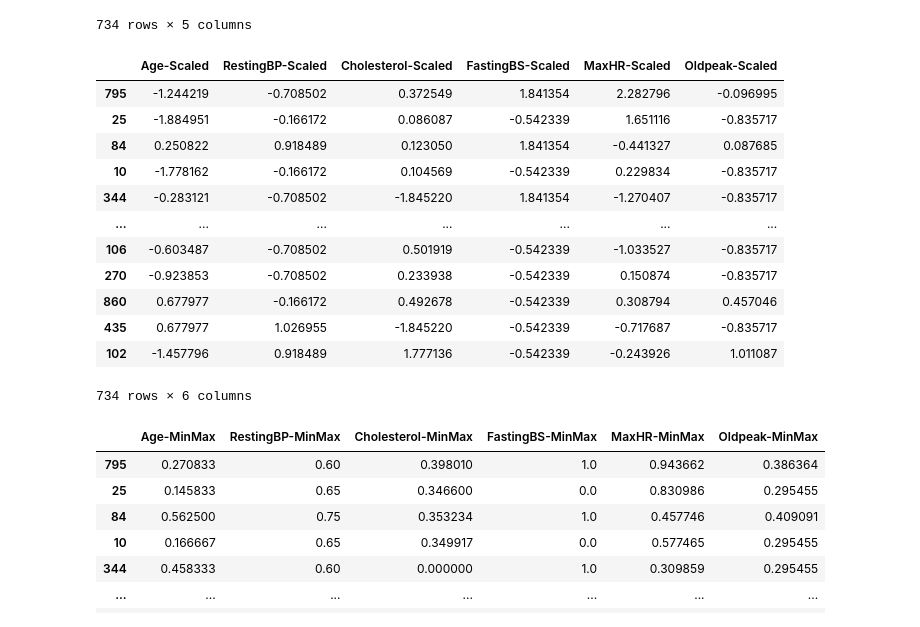
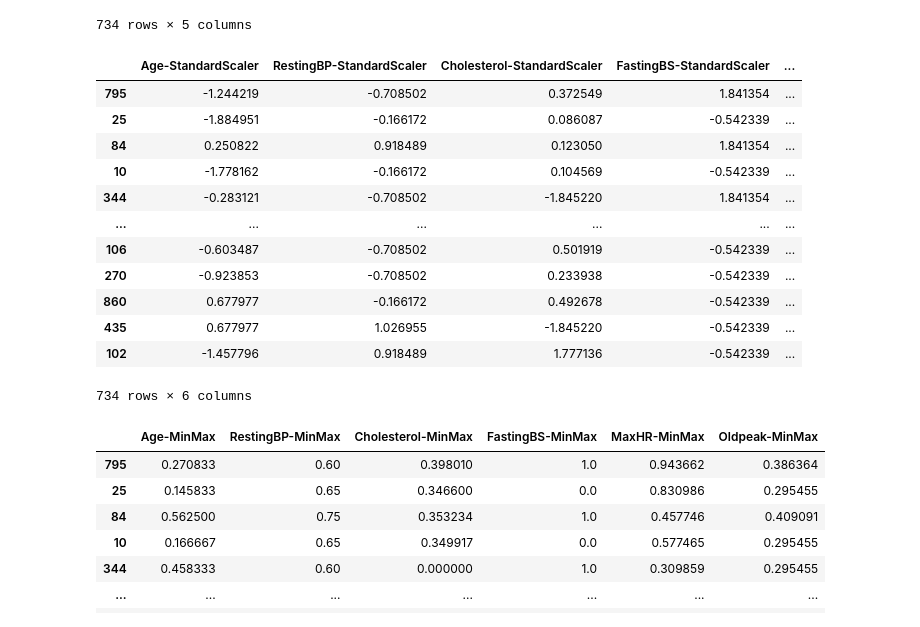
Before and after one commit to Azwadd/CS_59866, a Jupyter notebook: Homeworks/Homework 3/HW03.ipynb, the cells around one changed output. Cells and saved outputs as stored; diff of their text form; code cells hidden in the pictures.

```diff
--- a/Homeworks/Homework 3/HW03.ipynb
+++ b/Homeworks/Homework 3/HW03.ipynb
@@ -208,29 +209,29 @@ X_train[targetEncoded_feature_List] # Showing the new fitted columns in X_train
 # %%
 # Feature Preprocessing
 # 1. Standard Scaler (scale numeric values to have zero mean and unit variance). For example X_train['Age-Scaled'] = (X_train['Age'] - mean) / standard_deviation
 def standardScaler(features, categories):
     features_list = []
     for i in categories:
-        features[i+"-Scaled"] = (features[i] - features[i].mean()) / features[i].std()
-        features_list.append(i+"-Scaled")
+        features[i+"-StandardScaler"] = (features[i] - features[i].mean()) / features[i].std()
+        features_list.append(i+"-StandardScaler")
     return features_list
 
 standardScaler_Feature_List = standardScaler(X_train, numeric_features) # X_train has been fitted with new columns
 standardScaler(X_test, numeric_features) # X_test has been fitted with new columns
 X_train[standardScaler_Feature_List] # Showing the new fitted columns in X_train
 # %% [output]
-|  | Age-Scaled | RestingBP-Scaled | Cholesterol-Scaled | FastingBS-Scaled | MaxHR-Scaled | Oldpeak-Scaled |
-| 795 | -1.244219 | -0.708502 | 0.372549 | 1.841354 | 2.282796 | -0.096995 |
-| 25 | -1.884951 | -0.166172 | 0.086087 | -0.542339 | 1.651116 | -0.835717 |
-| 84 | 0.250822 | 0.918489 | 0.123050 | 1.841354 | -0.441327 | 0.087685 |
-| 10 | -1.778162 | -0.166172 | 0.104569 | -0.542339 | 0.229834 | -0.835717 |
-| 344 | -0.283121 | -0.708502 | -1.845220 | 1.841354 | -1.270407 | -0.835717 |
-| ... | ... | ... | ... | ... | ... | ... |
-| 106 | -0.603487 | -0.708502 | 0.501919 | -0.542339 | -1.033527 | -0.835717 |
-| 270 | -0.923853 | -0.708502 | 0.233938 | -0.542339 | 0.150874 | -0.835717 |
-| 860 | 0.677977 | -0.166172 | 0.492678 | -0.542339 | 0.308794 | 0.457046 |
-| 435 | 0.677977 | 1.026955 | -1.845220 | -0.542339 | -0.717687 | -0.835717 |
-| 102 | -1.457796 | 0.918489 | 1.777136 | -0.542339 | -0.243926 | 1.011087 |
+|  | Age-StandardScaler | RestingBP-StandardScaler | Cholesterol-StandardScaler | FastingBS-StandardScaler | ... |
+| 795 | -1.244219 | -0.708502 | 0.372549 | 1.841354 | ... |
+| 25 | -1.884951 | -0.166172 | 0.086087 | -0.542339 | ... |
+| 84 | 0.250822 | 0.918489 | 0.123050 | 1.841354 | ... |
+| 10 | -1.778162 | -0.166172 | 0.104569 | -0.542339 | ... |
+| 344 | -0.283121 | -0.708502 | -1.845220 | 1.841354 | ... |
+| ... | ... | ... | ... | ... | ... |
+| 106 | -0.603487 | -0.708502 | 0.501919 | -0.542339 | ... |
+| 270 | -0.923853 | -0.708502 | 0.233938 | -0.542339 | ... |
+| 860 | 0.677977 | -0.166172 | 0.492678 | -0.542339 | ... |
+| 435 | 0.677977 | 1.026955 | -1.845220 | -0.542339 | ... |
+| 102 | -1.457796 | 0.918489 | 1.777136 | -0.542339 | ... |
 734 rows × 6 columns
 # %%
 # Feature Preprocessing
```
Also changed, not shown: parts of 22 cells of this notebook, 10 other files.
